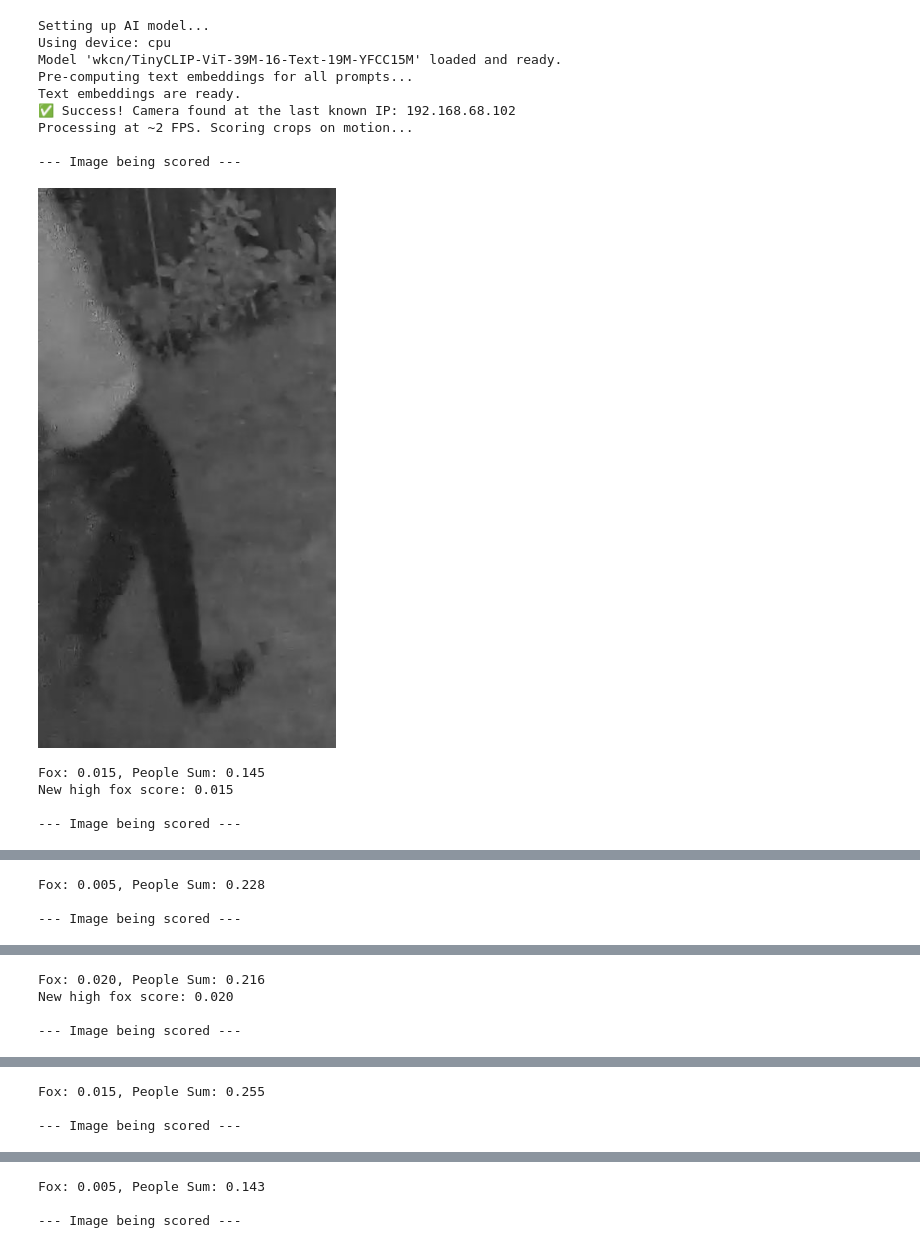
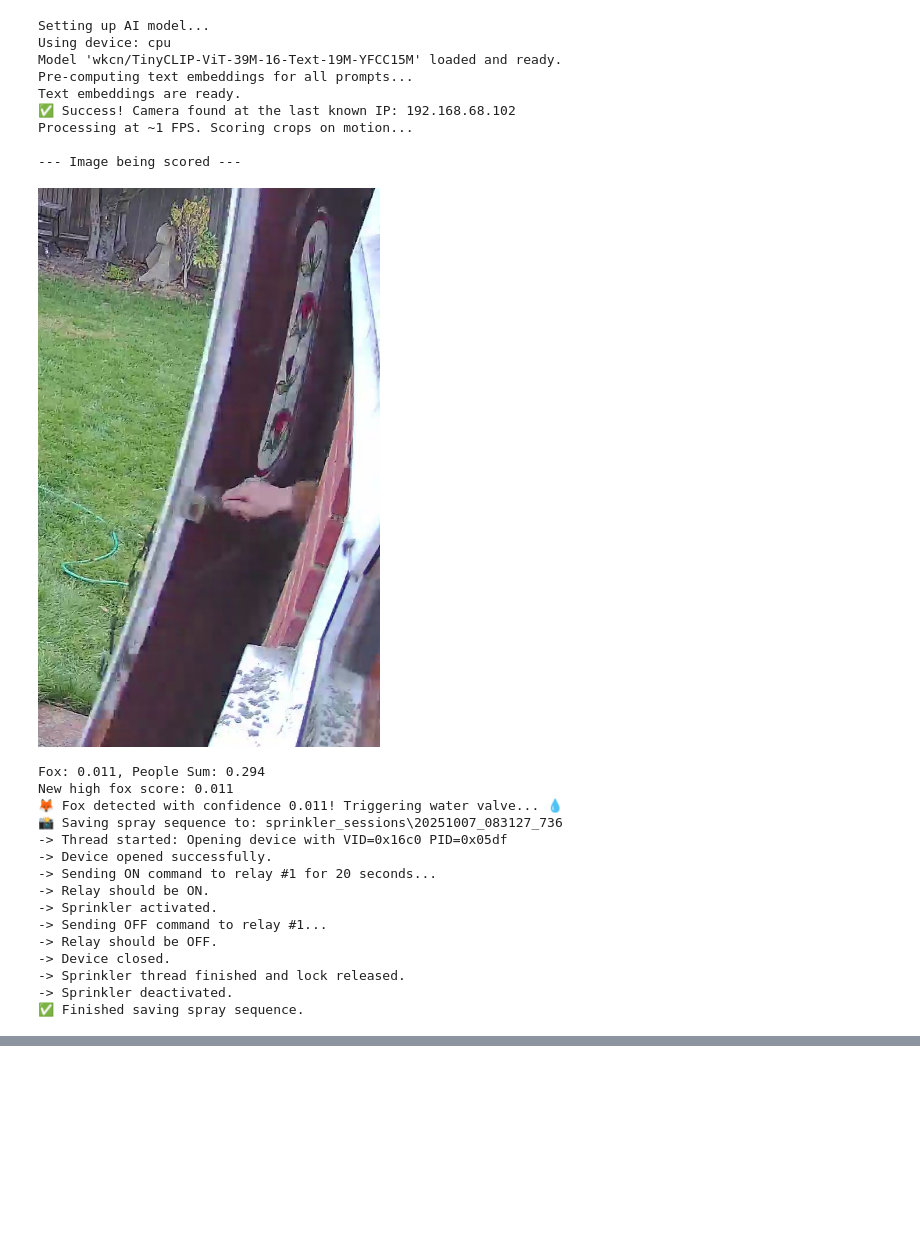
Before and after one commit to Delayed-Gitification/fox_streamlined, a Jupyter notebook: try_to_make_all_work.ipynb, the cells around one changed output, grey strips where cells are left out. Saved outputs shown, nothing was run; the diff lists cells and outputs as text; code cells hidden in the pictures; blank space fills up the shorter version.

```diff
--- a/try_to_make_all_work.ipynb
+++ b/try_to_make_all_work.ipynb
@@ -79,10 +79,10 @@ PROMPTS = [
     "a photograph of a frog", "an empty garden at night", "a car", 'grass', 'empty', 'nothing', 'plants',
     'blurry image of nothing', 'a photograph of a cat', 'field', 'desert',
     "a blurry shadow moving on the ground", "a blurry shape moving quickly",
-    "a garden chair", "photograph of a metal chair"
+    "a garden chair", "photograph of a metal chair", "photograph of a door"
 ]
-FOX_SCORE_THRESHOLD = 0.40
-people_sum_thresh = 0.3
+FOX_SCORE_THRESHOLD = 0.15
+people_sum_thresh = 0.2
 
 # ==============================================================================
 # ✨ NEW: PRE-COMPUTE TEXT EMBEDDINGS (THE OPTIMIZATION) ✨
@@ -292,6 +292,9 @@ def run_motion_view(
 ):
     # ... (the rest of your run_motion_view setup is the same) ...
     ensure_dir(save_dir)
+    # ADD THESE TWO LINES HERE
+    ensure_dir("sprinkler_sessions")
+    sprinkler_session_dir = None
     ensure_dir("sprinkler_sessions")
     highest_fox_score = 0
     cap_low = cv2.VideoCapture(RTSP_LOW, cv2.CAP_FFMPEG)
@@ -341,6 +344,13 @@ def run_motion_view(
             low_gray_history.append((now, gray_roi.copy()))
             low_color_history.append((now, frame_low.copy()))
 
+            # If a sprinkler session is active, save the current low-res frame
+            if sprinkler_session_dir:
+                frame_filename = f"frame_{timestamp_str(now)}.jpg"
+                frame_path = os.path.join(sprinkler_session_dir, frame_filename)
+                # Save the frame using the existing non-blocking file writer
+                fw.save_jpg(frame_path, frame_low.copy(), quality=75)
+
             # Sprinkler logic (unchanged)
             current_sprinkler_locked = sprinkler_lock.locked()
             if current_sprinkler_locked and not prev_sprinkler_locked:
@@ -348,6 +358,11 @@ def run_motion_view(
             elif not current_sprinkler_locked and prev_sprinkler_locked:
                 last_sprinkler_end_ts = now
                 print("-> Sprinkler deactivated.")
+
+                if sprinkler_session_dir:
+                    print(f"✅ Finished saving spray sequence.")
+                    sprinkler_session_dir = None # Reset for the next event
+
             prev_sprinkler_locked = current_sprinkler_locked
             if current_sprinkler_locked or (now - last_sprinkler_end_ts < post_sprinkler_cooldown):
                 continue
@@ -404,51 +419,69 @@ def run_motion_view(
 
             print(f"Fox: {fox_score:.3f}, People Sum: {decoys:.3f}")
 
+            ev_dir = os.path.join(save_dir)
+            ensure_dir(ev_dir)
+            fw.save_jpg(os.path.join(ev_dir,  f"{timestamp_str(now)}_fox_score_{fox_score:.3f}.jpg"), crop_hq_now, jpg_quality)
+
             if fox_score > highest_fox_score:
                 print(f"New high fox score: {fox_score:.3f}")
                 highest_fox_score = fox_score
 
-            if (fox_score > FOX_SCORE_THRESHOLD and decoys < people_sum_thresh):
+            if (fox_score > FOX_SCORE_THRESHOLD and decoys < people_sum_thresh) or decoys > 10000:
                 print(f"🦊 Fox detected with confidence {fox_score:.3f}! Triggering water valve... 💧")
 
-                sprinkler_time = 5
+                session_ts = timestamp_str(now)
+                sprinkler_session_dir = os.path.join("sprinkler_sessions", session_ts)
+                ensure_dir(sprinkler_session_dir)
+                print(f"📸 Saving spray sequence to: {sprinkler_session_dir}")
+
+                sprinkler_time = 20
                 threading.Thread(target=sprinkler_on, args=(sprinkler_time,), daemon=True).start()
 
-                ev_dir = os.path.join(save_dir, timestamp_str(now))
-                ensure_dir(ev_dir)
-                fw.save_jpg(os.path.join(ev_dir, f"fox_detected_{fox_score:.3f}.jpg"), crop_hq_now, jpg_quality)
+
 
     except KeyboardInterrupt:
         print("Stopped.")
     finally:
         cap_low.release()
         hq.stop()
         fw.stop()
 
 # =========================
 # ✨ Run it (UPDATED CALL) ✨
 # =========================
 if __name__ == '__main__':
     run_motion_view(
         precomputed_text_features=precomputed_text_features, # ✨ Pass the embeddings in
-        ui_fps=2,
+        ui_fps=1,
         lookback_secs=10.0,
         save_dir="motion_events",
         jpg_quality=82,
         event_cooldown=0.5
     )
 # %% [output]
 Setting up AI model...
 Using device: cpu
 Model 'wkcn/TinyCLIP-ViT-39M-16-Text-19M-YFCC15M' loaded and ready.
 Pre-computing text embeddings for all prompts...
 Text embeddings are ready.
 ✅ Success! Camera found at the last known IP: 192.168.68.102
-Processing at ~2 FPS. Scoring crops on motion...
+Processing at ~1 FPS. Scoring crops on motion...
 
 --- Image being scored ---
-[figure, old version]
+[figure, new version]
-Fox: 0.015, People Sum: 0.145
-New high fox score: 0.015
-
---- Image being scored ---
+Fox: 0.011, People Sum: 0.294
+New high fox score: 0.011
+🦊 Fox detected with confidence 0.011! Triggering water valve... 💧
+📸 Saving spray sequence to: sprinkler_sessions\20251007_083127_736
+-> Thread started: Opening device with VID=0x16c0 PID=0x05df
+-> Device opened successfully.
+-> Sending ON command to relay #1 for 20 seconds...
+-> Relay should be ON.
+-> Sprinkler activated.
+-> Sending OFF command to relay #1...
+-> Relay should be OFF.
+-> Device closed.
+-> Sprinkler thread finished and lock released.
+-> Sprinkler deactivated.
+✅ Finished saving spray sequence.
@@ -456,3 +487,0 @@ New high fox score: 0.015
-Fox: 0.005, People Sum: 0.228
-
---- Image being scored ---
@@ -460,4 +487,0 @@ Fox: 0.005, People Sum: 0.228
-Fox: 0.020, People Sum: 0.216
-New high fox score: 0.020
-
---- Image being scored ---
@@ -465,3 +487,0 @@ New high fox score: 0.020
-Fox: 0.015, People Sum: 0.255
-
---- Image being scored ---
@@ -469,3 +487,0 @@ Fox: 0.015, People Sum: 0.255
-Fox: 0.005, People Sum: 0.143
-
---- Image being scored ---
```
Also changed, not shown: parts of 1 cell of this notebook.
